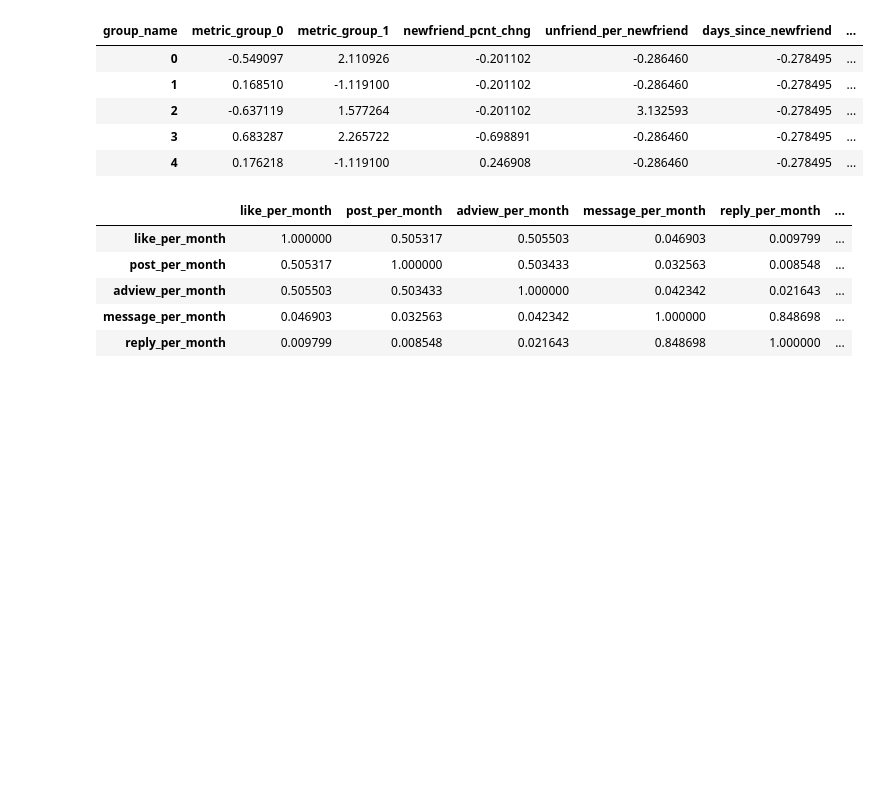
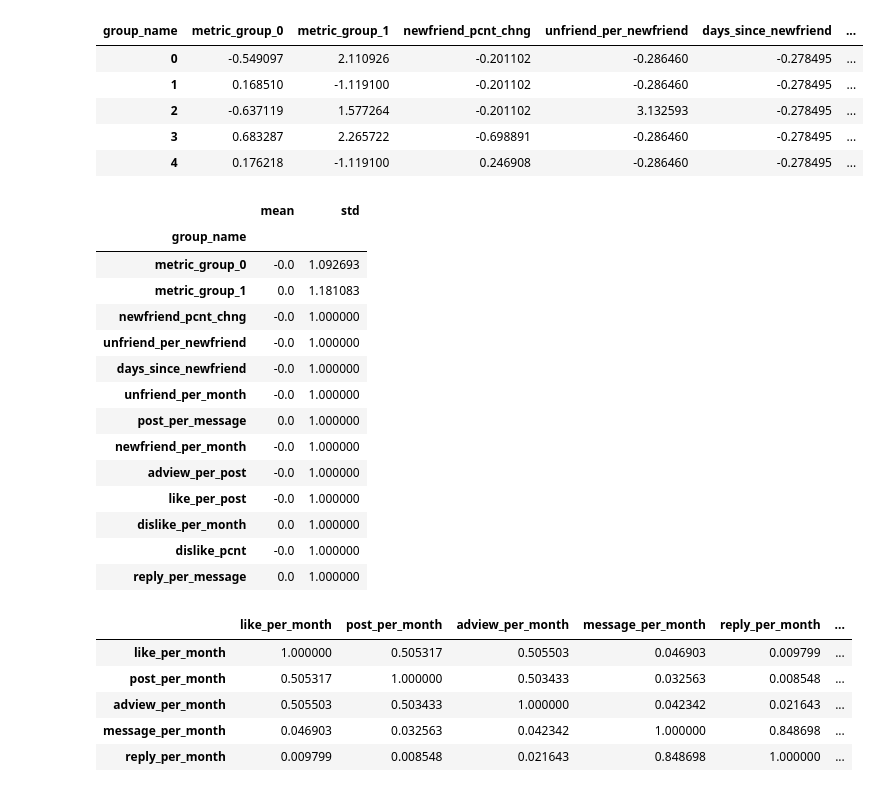
Before and after one commit to davilayang/fight-churn, a Jupyter notebook: notebooks/08-prediction.ipynb, the cells around one changed output. Saved outputs shown, nothing was run; the diff lists cells and outputs as text; code cells hidden in the pictures; blank space fills up the shorter version.

```diff
--- a/notebooks/08-prediction.ipynb
+++ b/notebooks/08-prediction.ipynb
@@ -547,6 +548,26 @@ grouped_scores.head()
 | 2 | -0.637119 | 1.577264 | -0.201102 | 3.132593 | -0.278495 | ... |
 | 3 | 0.683287 | 2.265722 | -0.698891 | -0.286460 | -0.278495 | ... |
 | 4 | 0.176218 | -1.119100 | 0.246908 | -0.286460 | -0.278495 | ... |
+# %%
+grouped_scores.describe().transpose()[["mean", "std"]].round(6)
+# the mean of each metric group is 0 AND standard deviation is 1
+# i.e. for an observation of average engaged user, the total engagement is 0
+# %% [output]
+|  | mean | std |
+| group_name |  |  |
+| metric_group_0 | -0.0 | 1.092693 |
+| metric_group_1 | 0.0 | 1.181083 |
+| newfriend_pcnt_chng | -0.0 | 1.000000 |
+| unfriend_per_newfriend | -0.0 | 1.000000 |
+| days_since_newfriend | -0.0 | 1.000000 |
+| unfriend_per_month | -0.0 | 1.000000 |
+| post_per_message | 0.0 | 1.000000 |
+| newfriend_per_month | -0.0 | 1.000000 |
+| adview_per_post | -0.0 | 1.000000 |
+| like_per_post | -0.0 | 1.000000 |
+| dislike_per_month | 0.0 | 1.000000 |
+| dislike_pcnt | -0.0 | 1.000000 |
+| reply_per_message | 0.0 | 1.000000 |
 # %%
 # from fightchurn.listings.chap6.listing_6_5_ordered_correlation_matrix import ordered_correlation_matrix
 # ordered_correlation_matrix??
```
Also changed, not shown: parts of 15 cells of this notebook.
